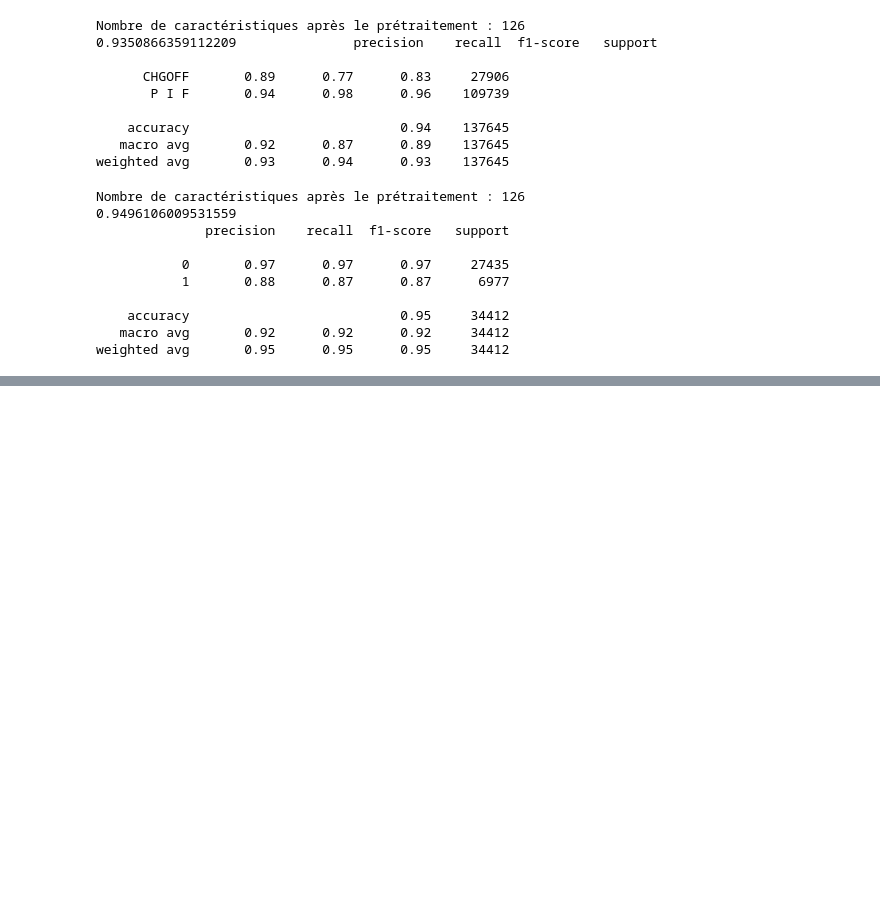
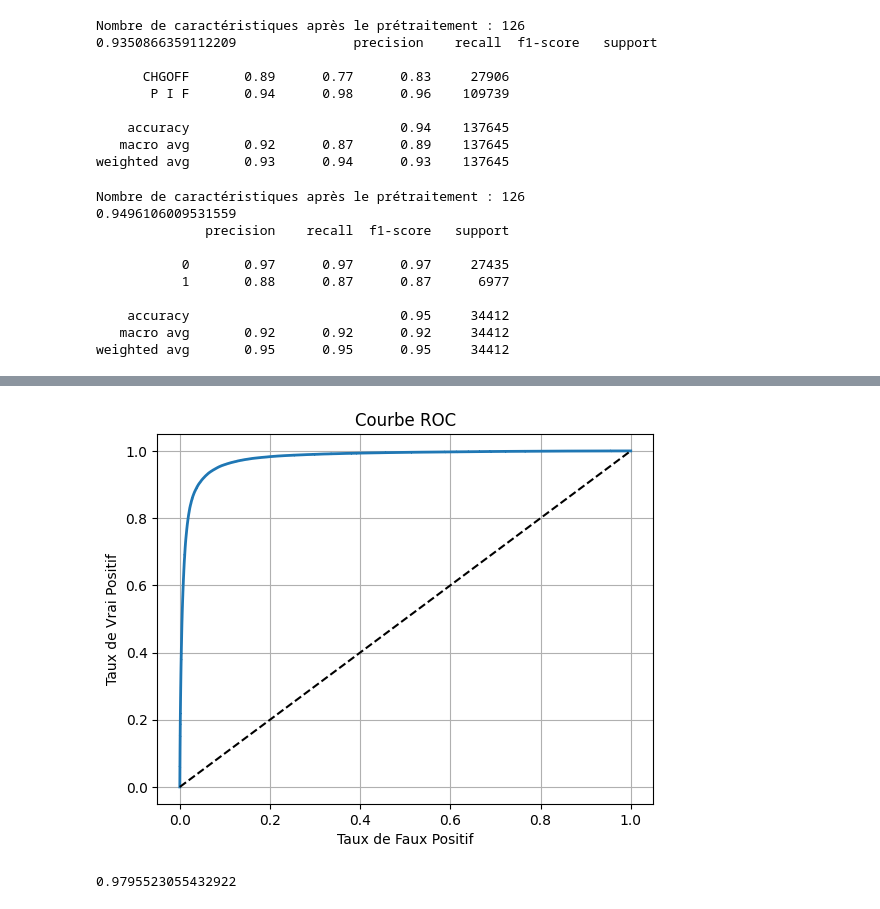
Before and after one commit to Memory77/brief_classif_sba, a Jupyter notebook: modelisation2.ipynb, the cells around one changed output, grey strips where cells are left out. Cells and saved outputs as stored; diff of their text form; code cells hidden in the pictures; blank space fills up the shorter version.

```diff
--- a/modelisation2.ipynb
+++ b/modelisation2.ipynb
@@ -306,0 +321,12 @@ y_train_pred_rf = cross_val_predict(rf_clf, X_train, y_train)
+# %%
+from sklearn.metrics import precision_recall_curve
+from sklearn.model_selection import cross_val_predict
+# Au lieu d'obtenir les prédictions, on récupere les scores de probabilités pour chaque observations
+y_probas_xgb = cross_val_predict(xgboost_pipeline, X_train, y_train, method="predict_proba")
+display(y_probas_xgb)
+
+# On récupere uniquement les probabilités pour la classe positive
+y_scores_xgb = y_probas_xgb[:, 1]
+
+# A partir des probabilités on calcule les combinaisons de scores pour recall et precision en fonction du seuil
+precisions_tr, recalls_tr, thresholds_tr = precision_recall_curve(y_train, y_scores_xgb)
@@ -306,0 +341,27 @@ y_train_pred_rf = cross_val_predict(rf_clf, X_train, y_train)
+# %%
+from sklearn.metrics import roc_curve
+
+# La fonction roc_curve retourne le FPR, TPR et les seuils
+fpr_xgb, tpr_xgb, tresholds_xgb = roc_curve(y_train, y_scores_xgb)
+# %%
+import matplotlib.pyplot as plt
+# Fonction pour représenter la courbe ROC
+def plot_roc_curve(fpr, tpr, label=None):
+
+    plt.plot(fpr, tpr, linewidth=2, label=label)
+    plt.plot([0, 1], [0, 1], "k--")
+    plt.title("Courbe ROC")
+    plt.xlabel("Taux de Faux Positif")
+    plt.ylabel("Taux de Vrai Positif")
+    plt.grid()
+# %%
+plot_roc_curve(fpr_xgb, tpr_xgb)
+plt.show()
+# %% [output]
+[figure, added]
+# %%
+from sklearn.metrics import roc_auc_score
+
+display(roc_auc_score(y_train, y_scores_xgb))
+# %% [output]
+0.9795523055432922
```
Also changed, not shown: parts of 6 cells of this notebook, 1 other file.
